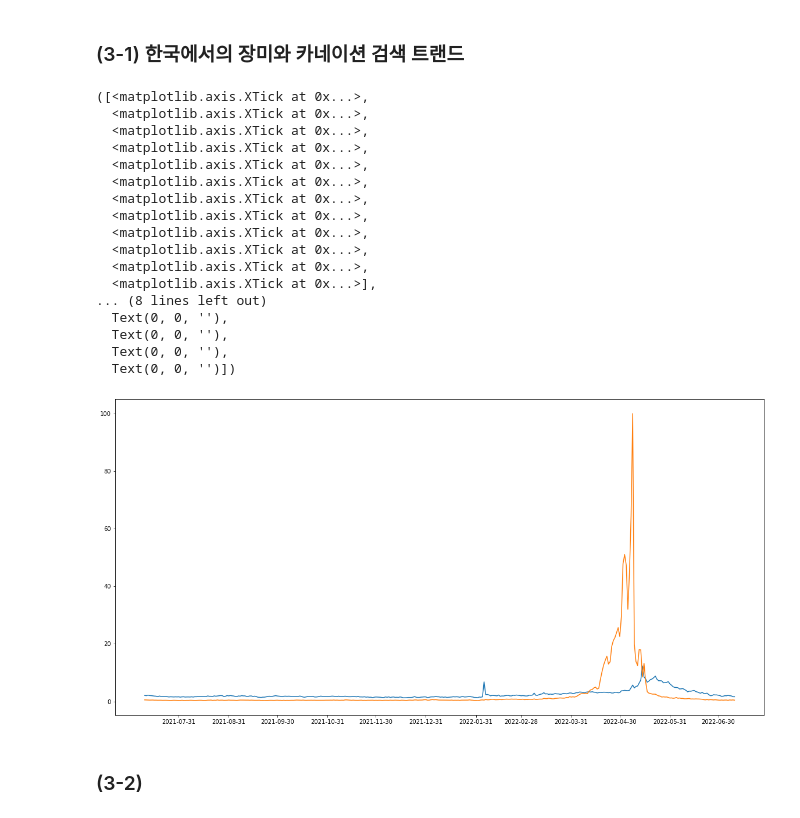
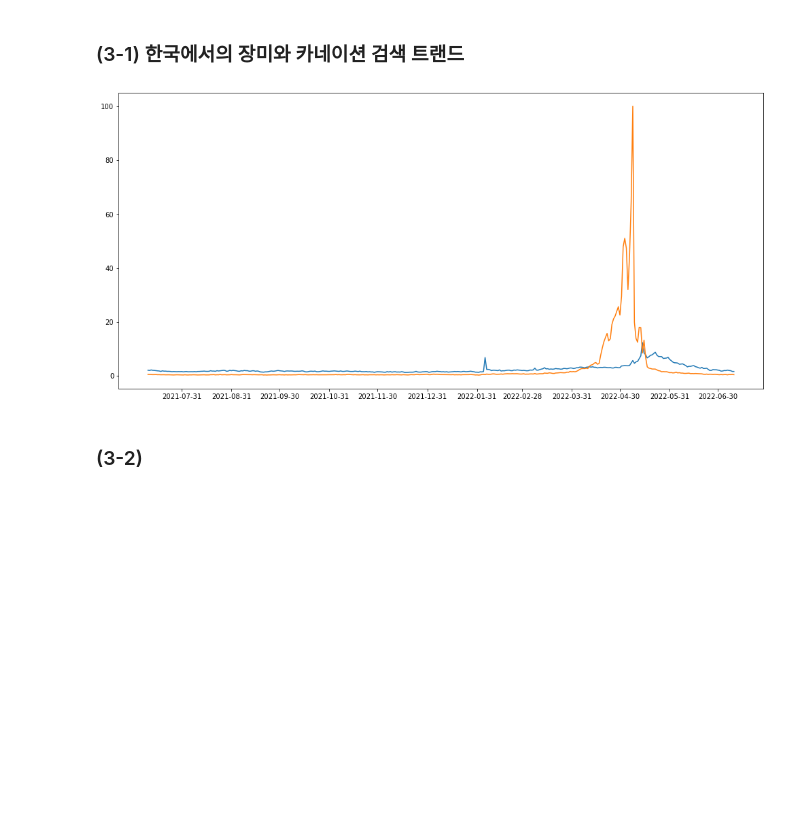
Before and after one commit to epocheing/202206_KNU_kdt2, a Jupyter notebook: 송인욱.ipynb, the cells around one changed output. Drawn from its saved outputs; the diff is of its cells as text; code cells hidden in the pictures; blank space fills up the shorter version.

```diff
--- a/송인욱.ipynb
+++ b/송인욱.ipynb
@@ -140,28 +141,12 @@ def makeNomal(df:pd.DataFrame):
 # %% [markdown]
 ### (3-1) 한국에서의 장미와 카네이션 검색 트랜드
 # %%
-plt.figure(figsize=(20,10))
+plt.figure(figsize=(17,8))
 plt.plot(naKorRc['날짜'], naKorRc['장미'])
 plt.plot(naKorRc['날짜'], naKorRc['카네이션'])
 plt.xticks(makeDateList(naKorRc))
+plt.show()
 # %% [output]
-([<matplotlib.axis.XTick at 0x...>,
-  <matplotlib.axis.XTick at 0x...>,
-  <matplotlib.axis.XTick at 0x...>,
-  <matplotlib.axis.XTick at 0x...>,
-  <matplotlib.axis.XTick at 0x...>,
-  <matplotlib.axis.XTick at 0x...>,
-  <matplotlib.axis.XTick at 0x...>,
-  <matplotlib.axis.XTick at 0x...>,
-  <matplotlib.axis.XTick at 0x...>,
-  <matplotlib.axis.XTick at 0x...>,
-  <matplotlib.axis.XTick at 0x...>,
-  <matplotlib.axis.XTick at 0x...>],
-... (8 lines left out)
-  Text(0, 0, ''),
-  Text(0, 0, ''),
-  Text(0, 0, ''),
-  Text(0, 0, '')])
-[figure, old version]
+[figure, new version]
 # %% [markdown]
 ### (3-2)
```
Also changed, not shown: parts of 1 cell of this notebook.
